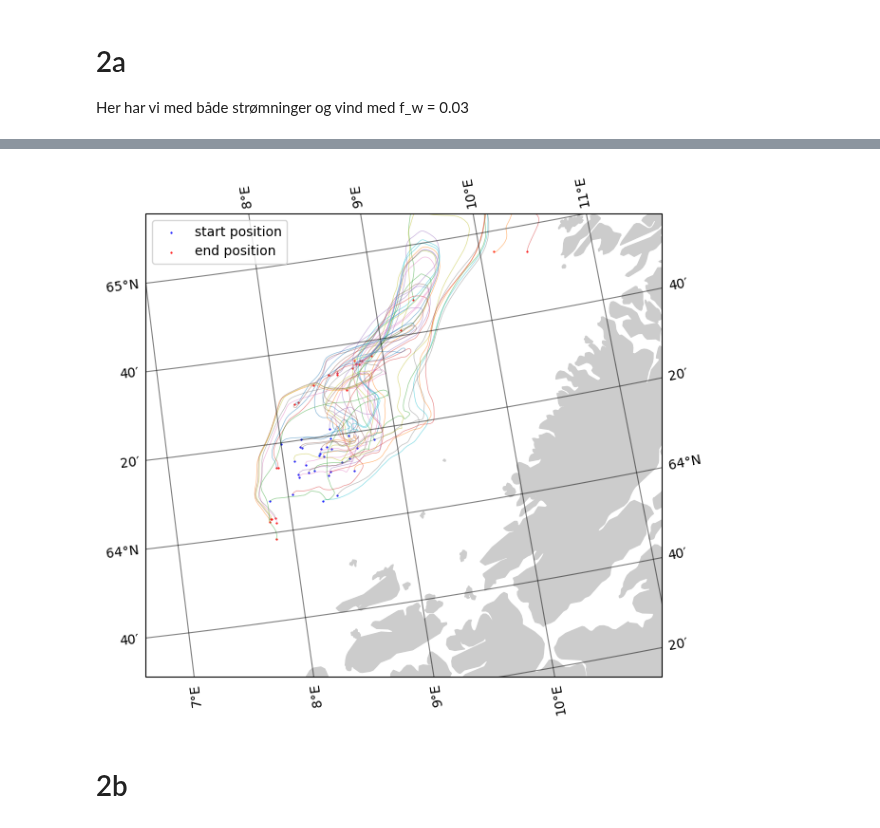
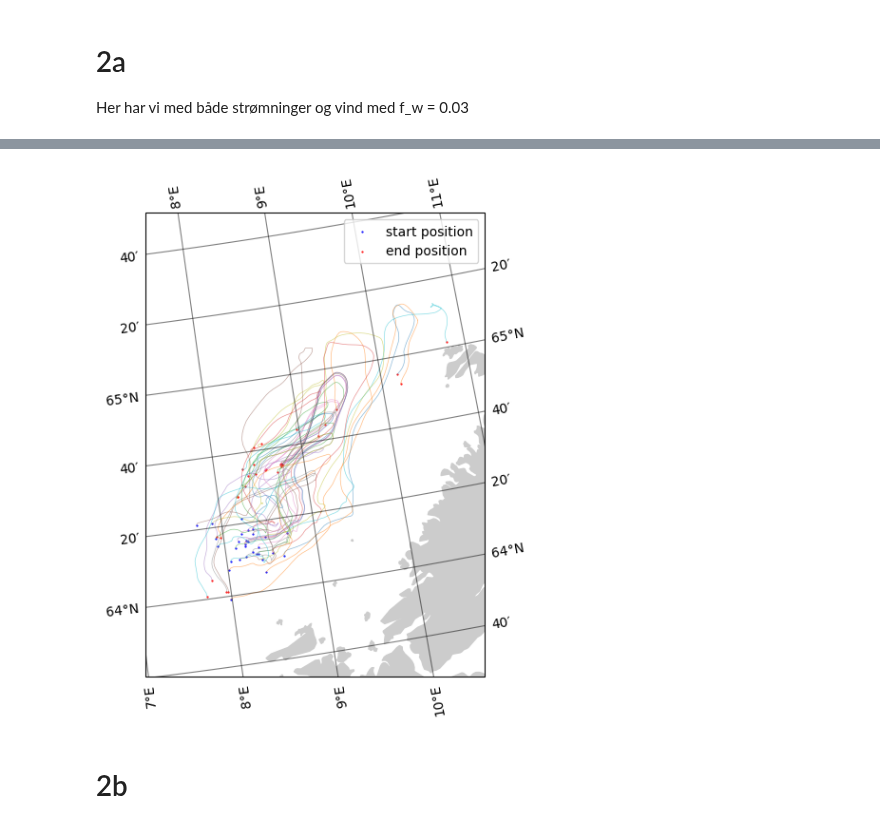
Before and after one commit to OliverRuden/TMA4320-scientific-computing, a Jupyter notebook: main.ipynb, the cells around one changed output, grey strips where cells are left out. Drawn from its saved outputs; the diff is of its cells as text; code cells hidden in the pictures.

```diff
--- a/main.ipynb
+++ b/main.ipynb
@@ -155,36 +156,35 @@ plt.show()
 # %%
 fig = plt.figure(figsize=(9,6))
 ax = plt.axes(projection=ccrs.NorthPolarStereo())
 
 ax.add_feature(cfeature.NaturalEarthFeature('physical', 'land', '10m', color = '#cccccc'))
 
 # Create projection object for converting particle positions
 npstere = ccrs.Stereographic(
     central_latitude = 90,
     central_longitude = f.dataset.projection_stere.straight_vertical_longitude_from_pole,
     false_easting = f.dataset.projection_stere.false_easting,
     false_northing = f.dataset.projection_stere.false_northing,
     true_scale_latitude = f.dataset.projection_stere.standard_parallel,
 )
 
 # scatter plot positions, note the extra transform keyword
 # ax.scatter(vals[:,0,:], vals[:,1,:], s=1, transform=npstere, lw=.5, alpha=.5)
 ax.plot(vals[:,0,:], vals[:,1,:], transform=npstere, lw=.5, alpha=.5)
 ax.scatter(vals[0,0,:], vals[0,1,:], transform=npstere, color = "blue", label = "start position", s = 0.3)
 ax.scatter(vals[-1,0,:], vals[-1,1,:], transform=npstere, color = "red", label = "end position", s = 0.3)
 
-
-
 # Make outline a bit larger
-ax.set_extent((7, 11, 63.5, 65))
+# ax.set_extent((7, 11, 63.5, 66))
+ax.set_extent([np.min(vals[:,0,:])*0.98, np.max(vals[:,0,:])*1.02, np.min(vals[:,1,:])*0.98, np.max(vals[:,1,:])*1.02], crs=npstere)
 # Add gridlines
 gl = ax.gridlines(draw_labels=True, dms=True, x_inline=False, y_inline=False, alpha=.5, color='k')
 
 ax.legend()
 plt.tight_layout()
 plt.show()
 # %% [output]
-[figure, old version]
+[figure, new version]
 # %% [markdown]
 # 2b
 # %%
```
Also changed, not shown: parts of 3 cells of this notebook.
